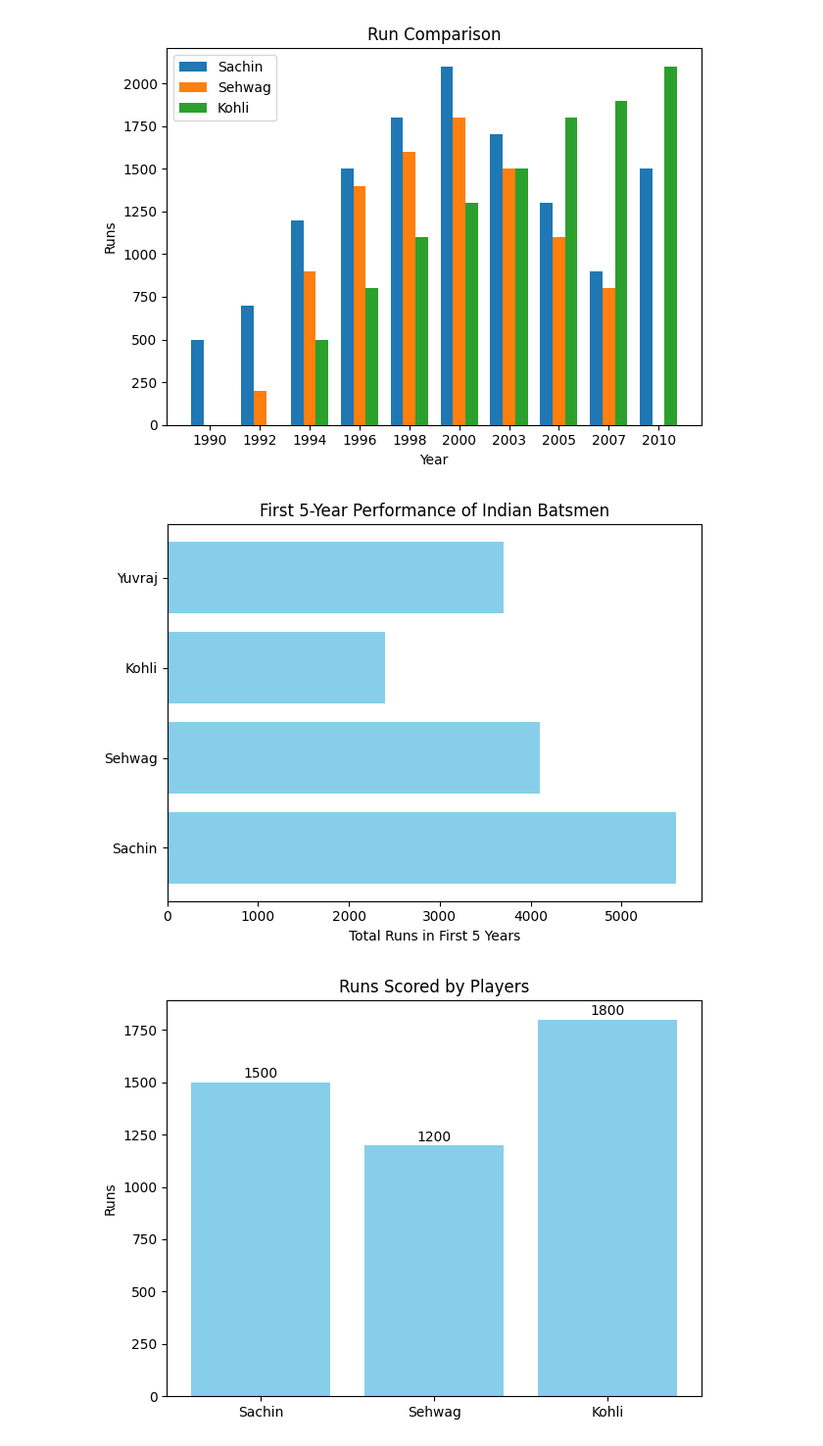
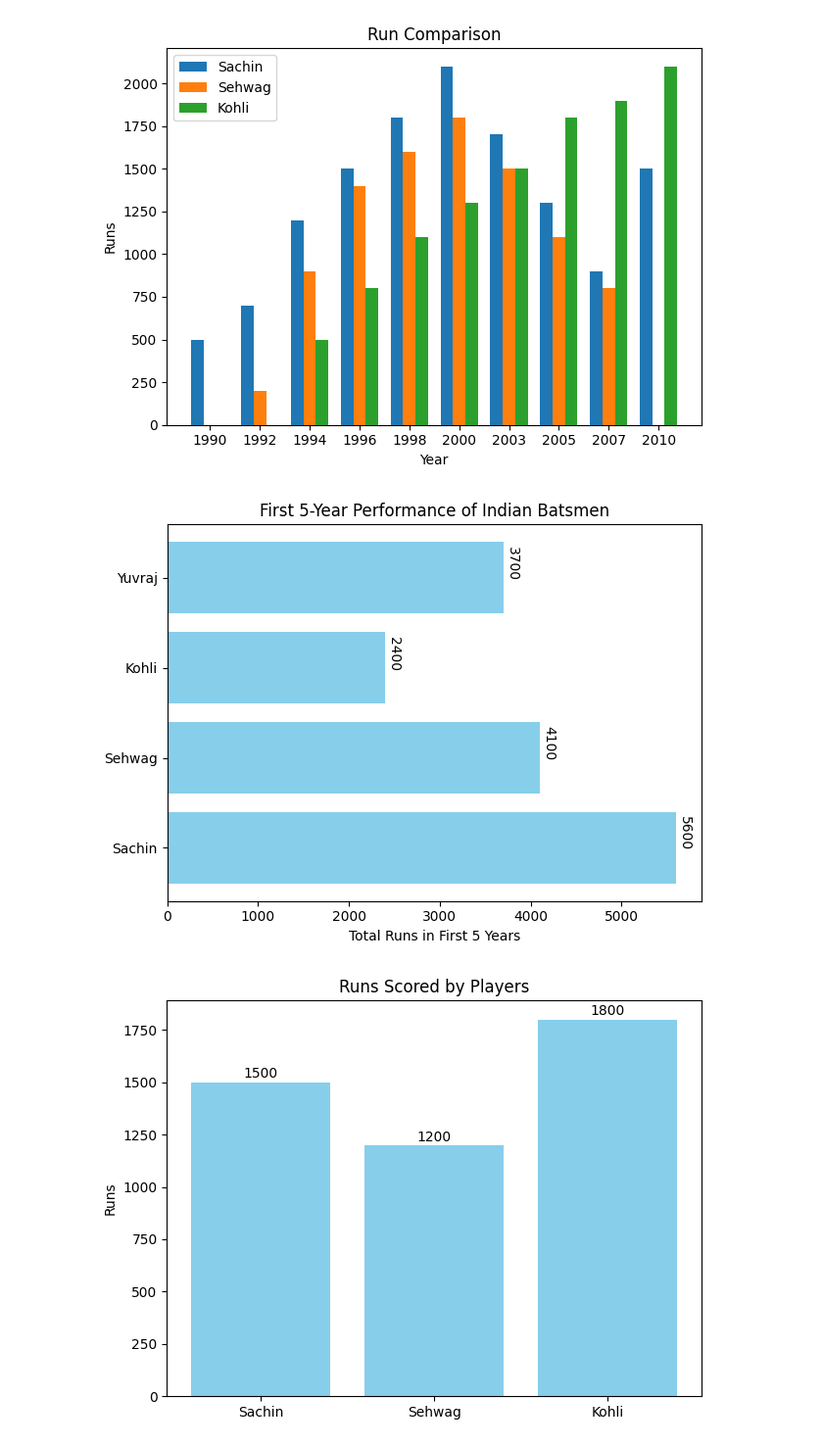
Before and after one commit to krishroy321/datascience, a Jupyter notebook: Python/Data Visualization using Matplotlib and Seaborn/BarCharts.ipynb, the cells around one changed output. Shown at 98% size. Cells and saved outputs as stored; diff of their text form; code cells hidden in the pictures.

```diff
--- a/Python/Data Visualization using Matplotlib and Seaborn/BarCharts.ipynb
+++ b/Python/Data Visualization using Matplotlib and Seaborn/BarCharts.ipynb
@@ -41,12 +41,14 @@ players = ["Sachin", "Sehwag", "Kohli", "Yuvraj"]
 runs_5yrs = [500+700+1100+1500+1800, 0+200+900+1400+1600, 0+0+500+800+1100, 300+600+800+1100+900]
 # %%
 plt.barh(players, runs_5yrs, color="skyblue")
+for i in range(len(players)):
+    plt.text(runs_5yrs[i]+100,i,str(runs_5yrs[i]),ha='center',rotation=270)
 plt.xlabel("Total Runs in First 5 Years")
 plt.title("First 5-Year Performance of Indian Batsmen")
 plt.tight_layout()
 plt.show()
 # %% [output]
-[figure, old version]
+[figure, new version]
 # %%
 import matplotlib.pyplot as plt
 
```
Also changed, not shown: parts of 2 cells of this notebook, 6 other files.
